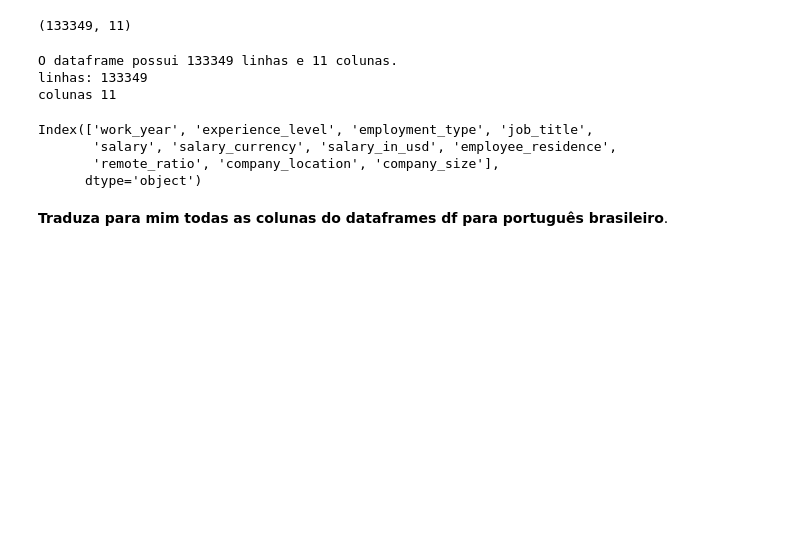
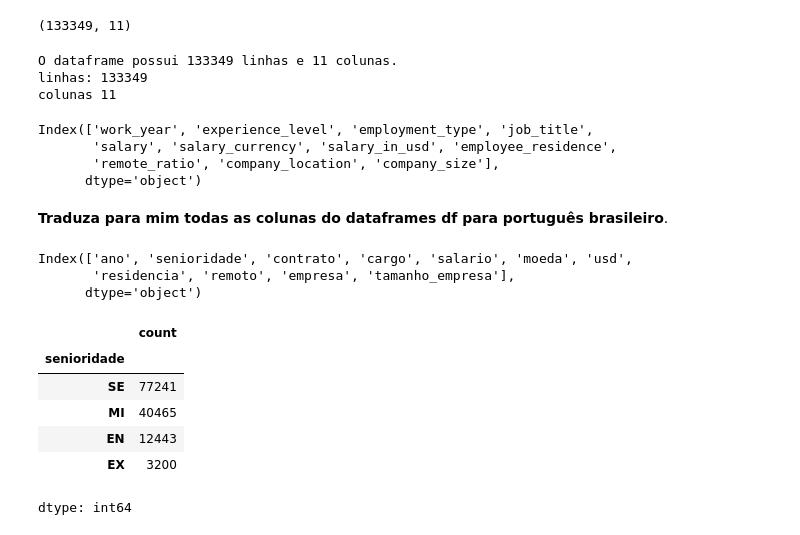
Before and after one commit to sandro-silva/Data, a Jupyter notebook: Aula_1_Imersão_dados_com_Python.ipynb, the cells around one changed output. Cells and saved outputs as stored; diff of their text form; code cells hidden in the pictures; blank space fills up the shorter version.

```diff
--- a/Aula_1_Imersão_dados_com_Python.ipynb
+++ b/Aula_1_Imersão_dados_com_Python.ipynb
@@ -73,3 +73,34 @@ Index(['work_year', 'experience_level', 'employment_type', 'job_title',
       dtype='object')
 # %% [markdown]
 **Traduza para mim todas as colunas do dataframes df para português brasileiro**.
+# %%
+mapeamento_colunas = {
+    'work_year': 'ano',
+    'experience_level': 'senioridade',
+    'employment_type': 'contrato',
+    'job_title': 'cargo',
+    'salary': 'salario',
+    'salary_currency': 'moeda',
+    'salary_in_usd': 'usd',
+    'employee_residence': 'residencia',
+    'remote_ratio': 'remoto',
+    'company_location': 'empresa',
+    'company_size': 'tamanho_empresa'
+}
+
+df = df.rename(columns=mapeamento_colunas)
+df.columns
+# %% [output]
+Index(['ano', 'senioridade', 'contrato', 'cargo', 'salario', 'moeda', 'usd',
+       'residencia', 'remoto', 'empresa', 'tamanho_empresa'],
+      dtype='object')
+# %%
+df["senioridade"].value_counts()
+# %% [output]
+|  | count |
+| senioridade |  |
+| SE | 77241 |
+| MI | 40465 |
+| EN | 12443 |
+| EX | 3200 |
+dtype: int64
```
Also changed, not shown: parts of 14 cells of this notebook.
